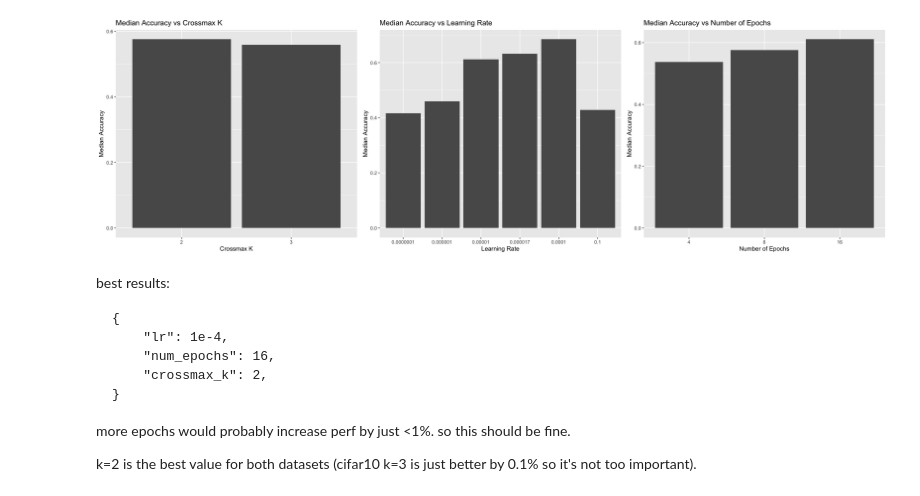
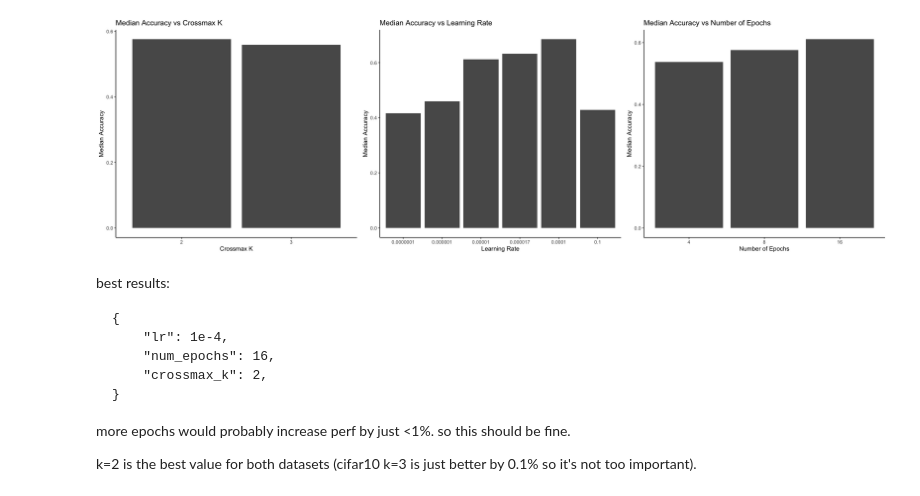
Before and after one commit to ETH-DISCO/self-ensembling, a Jupyter notebook: 0-custom-impl/plot.ipynb, the cells around one changed output. Drawn from its saved outputs; the diff is of its cells as text; code cells hidden in the pictures.

```diff
--- a/0-custom-impl/plot.ipynb
+++ b/0-custom-impl/plot.ipynb
@@ -4,37 +4,42 @@ for (p in deps) {
     if (!requireNamespace(p, quietly = TRUE)) {
         install.packages(p, repos = "https://cran.rstudio.com")
     }
     library(p, character.only = TRUE)
 }
 options(scipen=999)
 options(repr.plot.width=20, repr.plot.height=6)
 
 df <- ndjson::stream_in("./hyperparams.jsonl")
 
 p1 <- df %>%
     group_by(config.crossmax_k) %>%
     summarise(median_accuracy = median(accuracy)) %>%
     ggplot(aes(x=factor(config.crossmax_k), y=median_accuracy)) +
     geom_bar(stat="identity") +
-    labs(title="Median Accuracy vs Crossmax K", x="Crossmax K", y="Median Accuracy")
+    labs(title="Median Accuracy vs Crossmax K", x="Crossmax K", y="Median Accuracy") +
+    theme_classic()
 
 p2 <- df %>%
     group_by(config.lr) %>%
     summarise(median_accuracy = median(accuracy)) %>%
     ggplot(aes(x=factor(config.lr), y=median_accuracy)) +
     geom_bar(stat="identity") +
-    labs(title="Median Accuracy vs Learning Rate", x="Learning Rate", y="Median Accuracy")
+    labs(title="Median Accuracy vs Learning Rate", x="Learning Rate", y="Median Accuracy") +
+    theme_classic()
 
 p3 <- df %>%
     group_by(config.num_epochs) %>%
     summarise(median_accuracy = median(accuracy)) %>%
     ggplot(aes(x=factor(config.num_epochs), y=median_accuracy)) +
     geom_bar(stat="identity") +
-    labs(title="Median Accuracy vs Number of Epochs", x="Number of Epochs", y="Median Accuracy")
+    labs(title="Median Accuracy vs Number of Epochs", x="Number of Epochs", y="Median Accuracy") +
+    theme_classic()
 
 grid.arrange(p1, p2, p3, ncol=3)
+
+# ggsave("hyperparams.pdf", arrangeGrob(p1, p2, p3, ncol=3), width=20, height=6)
 # %% [output]
-[figure, old version]
+[figure, new version]
 # %% [markdown]
 
 best results:
```
